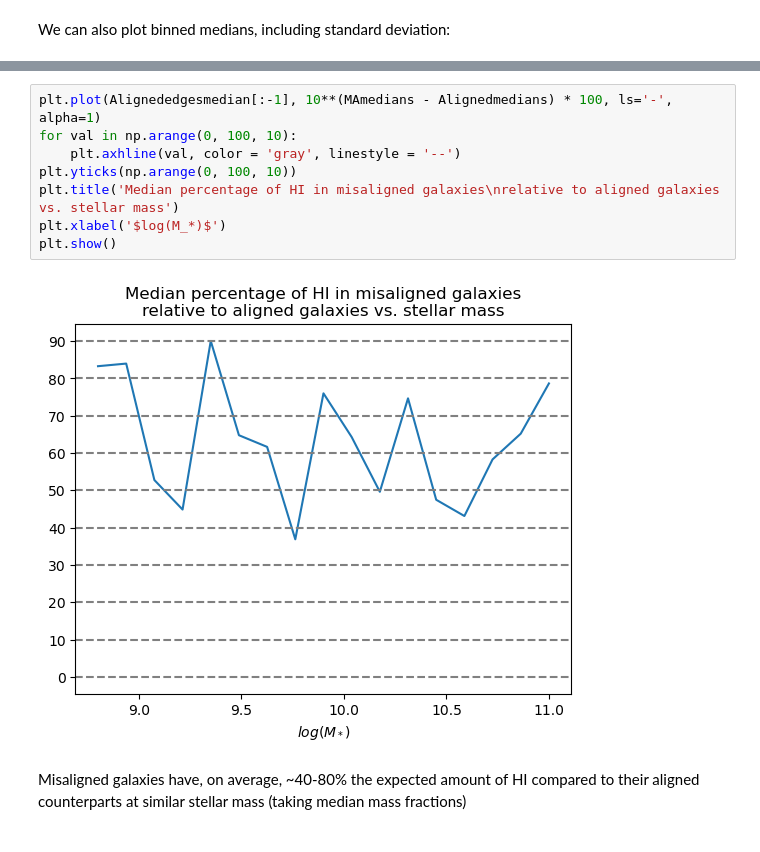
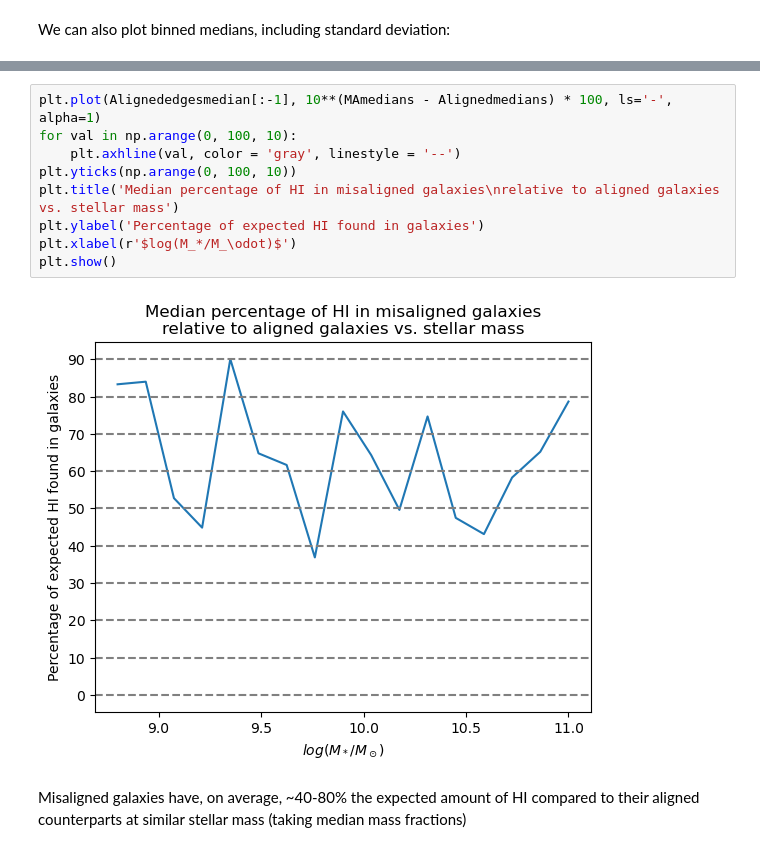
Before and after one commit to harrisonfwest/HI-MaNGA, a Jupyter notebook: F25_Research.ipynb, the cells around one changed output, grey strips where cells are left out. Drawn from its saved outputs; the diff is of its cells as text.

```diff
--- a/F25_Research.ipynb
+++ b/F25_Research.ipynb
@@ -90,13 +101,14 @@ plt.show()
 # %%
 plt.plot(Alignededgesmedian[:-1], 10**(MAmedians - Alignedmedians) * 100, ls='-', alpha=1)
 for val in np.arange(0, 100, 10):
     plt.axhline(val, color = 'gray', linestyle = '--')
 plt.yticks(np.arange(0, 100, 10))
 plt.title('Median percentage of HI in misaligned galaxies\nrelative to aligned galaxies vs. stellar mass')
-plt.xlabel('$log(M_*)$')
+plt.ylabel('Percentage of expected HI found in galaxies')
+plt.xlabel(r'$log(M_*/M_\odot)$')
 plt.show()
 # %% [output]
-[figure, old version]
+[figure, new version]
 # %% [markdown]
 Misaligned galaxies have, on average, ~40-80% the expected amount of HI compared to their aligned counterparts at similar stellar mass (taking median mass fractions)
 # %%
```
Also changed, not shown: parts of 5 cells of this notebook, 1 other file.
